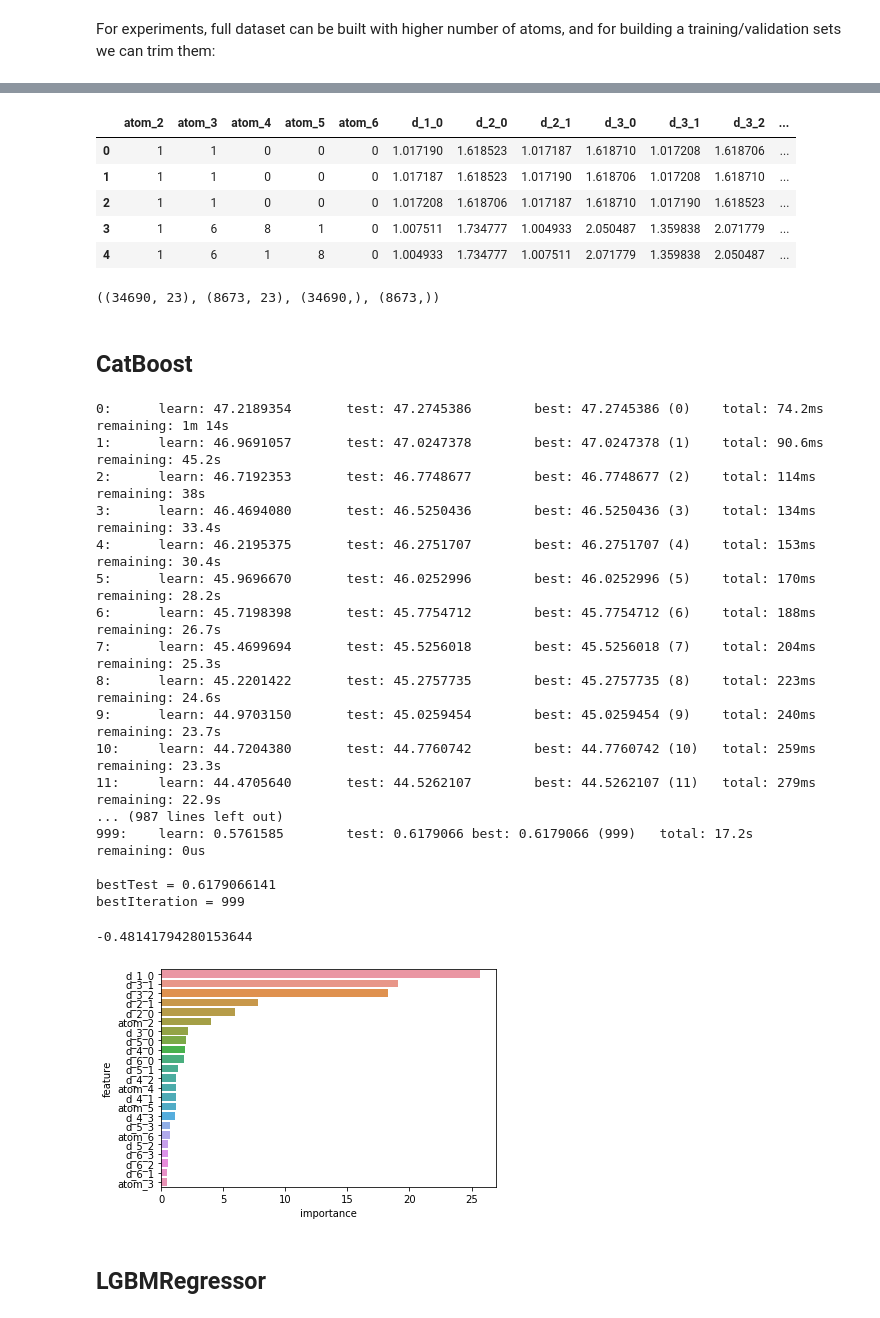
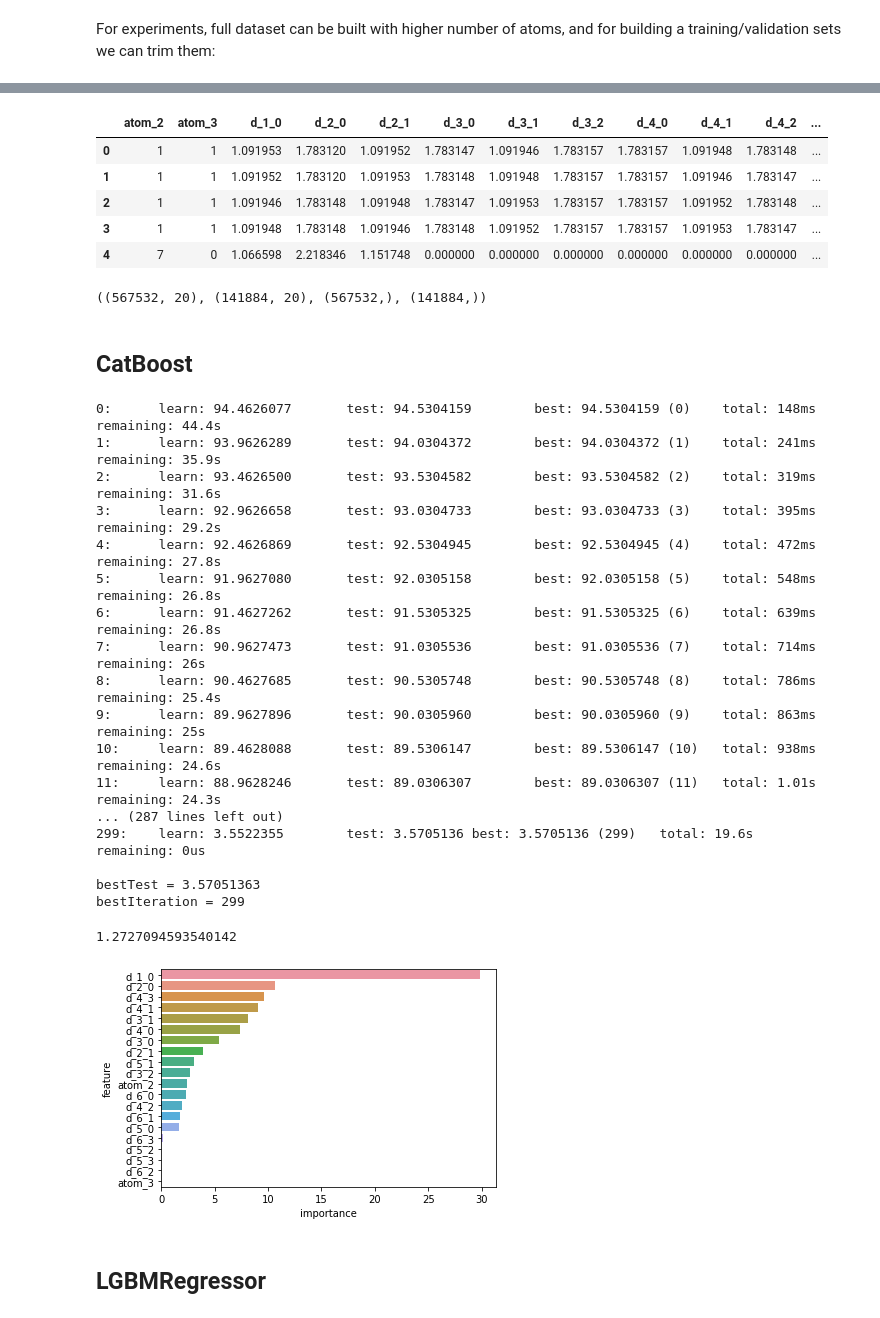
Before and after one commit to dmvlasenk/Kaggle_Predicting_Molecular_Properties, a Jupyter notebook: src/main.ipynb, the cells around one changed output, grey strips where cells are left out. Saved outputs shown, nothing was run; the diff lists cells and outputs as text; code cells hidden in the pictures.

```diff
--- a/src/main.ipynb
+++ b/src/main.ipynb
@@ -94,0 +97,2 @@ train_csv.head(10)
+# %%
+train_csv, _ = train_test_split(train_csv, test_size=0.99, random_state=42)
@@ -290,7 +308,10 @@ def take_n_atoms(df, n_atoms, four_start=4):
             labels.append(f'd_{i}_{j}')
     if 'scalar_coupling_constant' in df:
         labels.append('scalar_coupling_constant')
-    return df[labels]
+    output = df[labels]
+    atoms_names = list([col for col in output if col.startswith('atom_')])[2:]
+    output = output.drop(atoms_names, axis=1)
+    return output
 # %%
 def map_atom_info(df, atom_idx):
     structures = structures_csv[['molecule_index', 'atom_index', 'atom']]
@@ -323,7 +344,7 @@ invest0.groupby(['type']).mean()
 # %%
 %%time
 #full = build_couple_dataframe(train_csv, structures_csv, '1JHN', n_atoms=10)
-full = build_couple_dataframe(train_csv, structures_csv, '1JHN', n_atoms=10)
+full = build_couple_dataframe(train_csv, structures_csv, '1JHC', n_atoms=10)
 #full = map_atom_info(full, 1)
 #full['inv_1_0'] = 1 / full.d_1_0
 print(full.shape)
@@ -387,12 +400,12 @@ Index(['atom_2', 'atom_3', 'atom_4', 'atom_5', 'atom_6', 'd_1_0', 'd_2_0',
 # %%
 df.head()
 # %% [output]
-|  | atom_2 | atom_3 | atom_4 | atom_5 | atom_6 | d_1_0 | d_2_0 | d_2_1 | d_3_0 | d_3_1 | d_3_2 | ... |
-| 0 | 1 | 1 | 0 | 0 | 0 | 1.017190 | 1.618523 | 1.017187 | 1.618710 | 1.017208 | 1.618706 | ... |
-| 1 | 1 | 1 | 0 | 0 | 0 | 1.017187 | 1.618523 | 1.017190 | 1.618706 | 1.017208 | 1.618710 | ... |
-| 2 | 1 | 1 | 0 | 0 | 0 | 1.017208 | 1.618706 | 1.017187 | 1.618710 | 1.017190 | 1.618523 | ... |
-| 3 | 1 | 6 | 8 | 1 | 0 | 1.007511 | 1.734777 | 1.004933 | 2.050487 | 1.359838 | 2.071779 | ... |
-| 4 | 1 | 6 | 1 | 8 | 0 | 1.004933 | 1.734777 | 1.007511 | 2.071779 | 1.359838 | 2.050487 | ... |
+|  | atom_2 | atom_3 | d_1_0 | d_2_0 | d_2_1 | d_3_0 | d_3_1 | d_3_2 | d_4_0 | d_4_1 | d_4_2 | ... |
+| 0 | 1 | 1 | 1.091953 | 1.783120 | 1.091952 | 1.783147 | 1.091946 | 1.783157 | 1.783157 | 1.091948 | 1.783148 | ... |
+| 1 | 1 | 1 | 1.091952 | 1.783120 | 1.091953 | 1.783148 | 1.091948 | 1.783157 | 1.783157 | 1.091946 | 1.783147 | ... |
+| 2 | 1 | 1 | 1.091946 | 1.783148 | 1.091948 | 1.783147 | 1.091953 | 1.783157 | 1.783157 | 1.091952 | 1.783148 | ... |
+| 3 | 1 | 1 | 1.091948 | 1.783148 | 1.091946 | 1.783148 | 1.091952 | 1.783157 | 1.783157 | 1.091953 | 1.783147 | ... |
+| 4 | 7 | 0 | 1.066598 | 2.218346 | 1.151748 | 0.000000 | 0.000000 | 0.000000 | 0.000000 | 0.000000 | 0.000000 | ... |
 # %%
 #X_data = df.drop(['scalar_coupling_constant'], axis=1).values.astype('float32')
 #y_data = df['scalar_coupling_constant'].values.astype('float32')
@@ -403,49 +416,51 @@ y_data = df['scalar_coupling_constant']
 X_train, X_val, y_train, y_val = train_test_split(X_data, y_data, test_size=0.2, random_state=128)
 X_train.shape, X_val.shape, y_train.shape, y_val.shape
 # %% [output]
-((34690, 23), (8673, 23), (34690,), (8673,))
+((567532, 20), (141884, 20), (567532,), (141884,))
 # %% [markdown]
 ## CatBoost
 # %%
 from catboost import CatBoostRegressor
 # %%
-params = {
-          'learning_rate': 0.5,
+CAT_PARAMS = {
+          'learning_rate': 1,
            'max_depth': 3,
            'n_estimators': 1000
          }
 #categorical features
+
 categorical_features = [col for col in X_train if col.startswith('atom_')]
-model = CatBoostRegressor(eval_metric='MAE', **params, loss_function='MAE')
+model = CatBoostRegressor(eval_metric='MAE', **CAT_PARAMS, loss_function='MAE')
 model.fit(X_train, y_train, eval_set=((X_val, y_val)),
           cat_features = categorical_features,
-          use_best_model=True)
+          use_best_model=True,
+          verbose=True)
 
 y_pred = model.predict(X_val)
 np.log(mean_absolute_error(y_val, y_pred))
 # %% [output]
-0:      learn: 47.2189354       test: 47.2745386        best: 47.2745386 (0)    total: 74.2ms   remaining: 1m 14s
-1:      learn: 46.9691057       test: 47.0247378        best: 47.0247378 (1)    total: 90.6ms   remaining: 45.2s
-2:      learn: 46.7192353       test: 46.7748677        best: 46.7748677 (2)    total: 114ms    remaining: 38s
-3:      learn: 46.4694080       test: 46.5250436        best: 46.5250436 (3)    total: 134ms    remaining: 33.4s
-4:      learn: 46.2195375       test: 46.2751707        best: 46.2751707 (4)    total: 153ms    remaining: 30.4s
-5:      learn: 45.9696670       test: 46.0252996        best: 46.0252996 (5)    total: 170ms    remaining: 28.2s
-6:      learn: 45.7198398       test: 45.7754712        best: 45.7754712 (6)    total: 188ms    remaining: 26.7s
-7:      learn: 45.4699694       test: 45.5256018        best: 45.5256018 (7)    total: 204ms    remaining: 25.3s
-8:      learn: 45.2201422       test: 45.2757735        best: 45.2757735 (8)    total: 223ms    remaining: 24.6s
-9:      learn: 44.9703150       test: 45.0259454        best: 45.0259454 (9)    total: 240ms    remaining: 23.7s
-10:     learn: 44.7204380       test: 44.7760742        best: 44.7760742 (10)   total: 259ms    remaining: 23.3s
-11:     learn: 44.4705640       test: 44.5262107        best: 44.5262107 (11)   total: 279ms    remaining: 22.9s
-... (987 lines left out)
-999:    learn: 0.5761585        test: 0.6179066 best: 0.6179066 (999)   total: 17.2s    remaining: 0us
+0:      learn: 94.4626077       test: 94.5304159        best: 94.5304159 (0)    total: 148ms    remaining: 44.4s
+1:      learn: 93.9626289       test: 94.0304372        best: 94.0304372 (1)    total: 241ms    remaining: 35.9s
+2:      learn: 93.4626500       test: 93.5304582        best: 93.5304582 (2)    total: 319ms    remaining: 31.6s
+3:      learn: 92.9626658       test: 93.0304733        best: 93.0304733 (3)    total: 395ms    remaining: 29.2s
+4:      learn: 92.4626869       test: 92.5304945        best: 92.5304945 (4)    total: 472ms    remaining: 27.8s
+5:      learn: 91.9627080       test: 92.0305158        best: 92.0305158 (5)    total: 548ms    remaining: 26.8s
+6:      learn: 91.4627262       test: 91.5305325        best: 91.5305325 (6)    total: 639ms    remaining: 26.8s
+7:      learn: 90.9627473       test: 91.0305536        best: 91.0305536 (7)    total: 714ms    remaining: 26s
+8:      learn: 90.4627685       test: 90.5305748        best: 90.5305748 (8)    total: 786ms    remaining: 25.4s
+9:      learn: 89.9627896       test: 90.0305960        best: 90.0305960 (9)    total: 863ms    remaining: 25s
+10:     learn: 89.4628088       test: 89.5306147        best: 89.5306147 (10)   total: 938ms    remaining: 24.6s
+11:     learn: 88.9628246       test: 89.0306307        best: 89.0306307 (11)   total: 1.01s    remaining: 24.3s
+... (287 lines left out)
+299:    learn: 3.5522355        test: 3.5705136 best: 3.5705136 (299)   total: 19.6s    remaining: 0us
 
-bestTest = 0.6179066141
-bestIteration = 999
+bestTest = 3.57051363
+bestIteration = 299
--0.48141794280153644
+1.2727094593540142
 # %%
-cols = list(df.columns)
-cols.remove('scalar_coupling_constant')
+cols = list(X_train.columns)
+#cols.remove('scalar_coupling_constant')
 df_importance = pd.DataFrame({'feature': cols, 'importance': model.feature_importances_})
 sns.barplot(x="importance", y="feature", data=df_importance.sort_values('importance', ascending=False));
 # %% [output]
-[figure, old version]
+[figure, new version]
```
Also changed, not shown: parts of 23 cells of this notebook, 8 other files.
